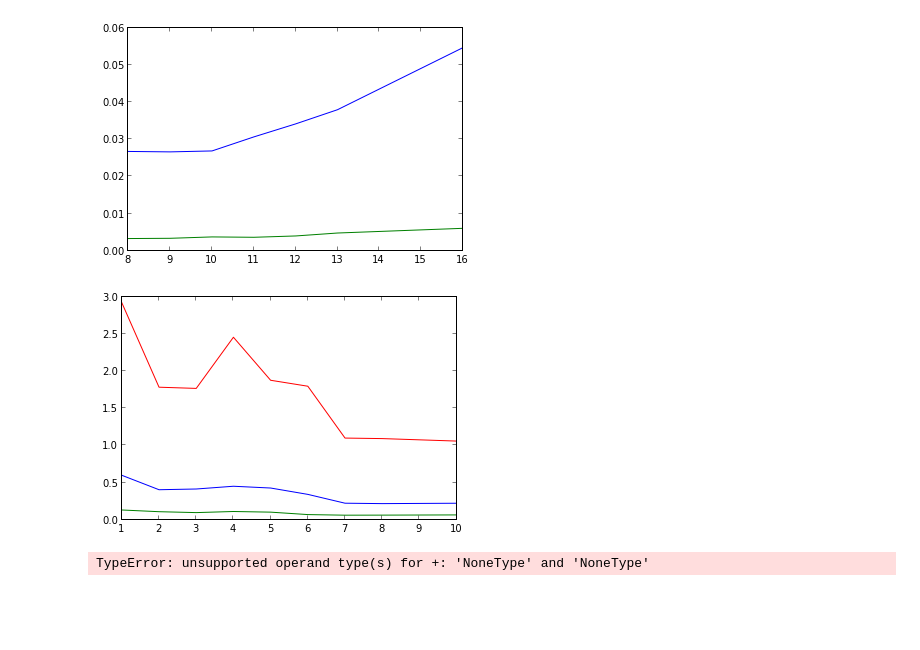
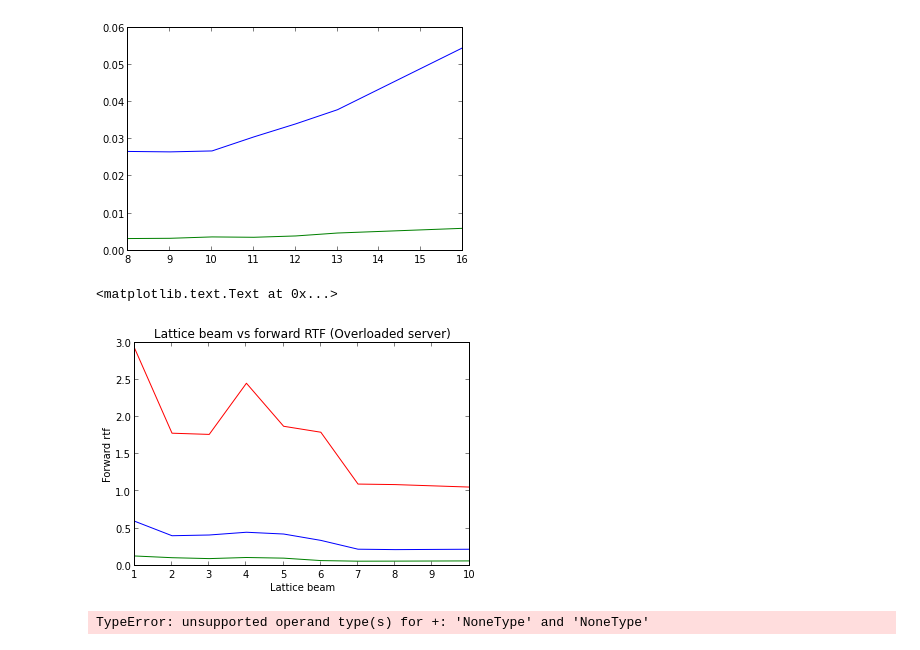
Before and after one commit to oplatek/pykaldi-eval, a Jupyter notebook: Pykaldi-evaluation.ipynb, the cells around one changed output. Saved outputs shown, nothing was run; the diff lists cells and outputs as text; code cells hidden in the pictures; blank space fills up the shorter version.

Commit message:
added description and note that the evaluation was performed on overloaded server

```diff
--- a/Pykaldi-evaluation.ipynb
+++ b/Pykaldi-evaluation.ipynb
@@ -262,18 +262,21 @@ pl.show()
 # %%
 beam, max_active = beam_range[2], max_active_range[0]
 minf, avgf, maxf = [], [], []
 for lat_beam in lat_beam_range:
     forwardrtf = [ rec.forwardlen/ float(rec.wav_len) for rec in user_time_r if rec.beam == beam and rec.lattice_beam == lat_beam
                     and rec.max_active == max_active]
     minf.append(min(forwardrtf))
     avgf.append(sum(forwardrtf) / float(len(forwardrtf)))
     maxf.append(max(forwardrtf))
-pl.plot(lat_beam_range, minf, 'g')
-pl.plot(lat_beam_range, avgf, 'b')
-pl.plot(lat_beam_range, maxf, 'r')
-pl.show()
+plot(lat_beam_range, minf, 'g')
+plot(lat_beam_range, avgf, 'b')
+plot(lat_beam_range, maxf, 'r')
+title('Lattice beam vs forward RTF (Overloaded server)')
+ylabel('Forward rtf')
+xlabel('Lattice beam')
 # %% [output]
+<matplotlib.text.Text at 0x...>
-[figure, old version]
+[figure, new version]
 # %%
 werv =[ (cwer(rec.ins, rec.dl, rec.sub, rec.refer_words), rec.beam, rec.lattice_beam, rec.max_active) for rec in sys_time_r]
 
```
